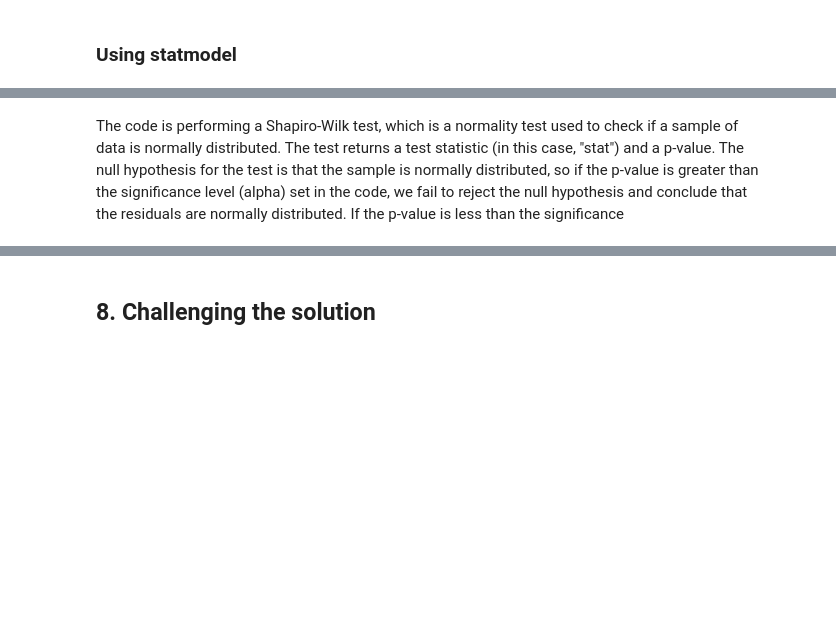
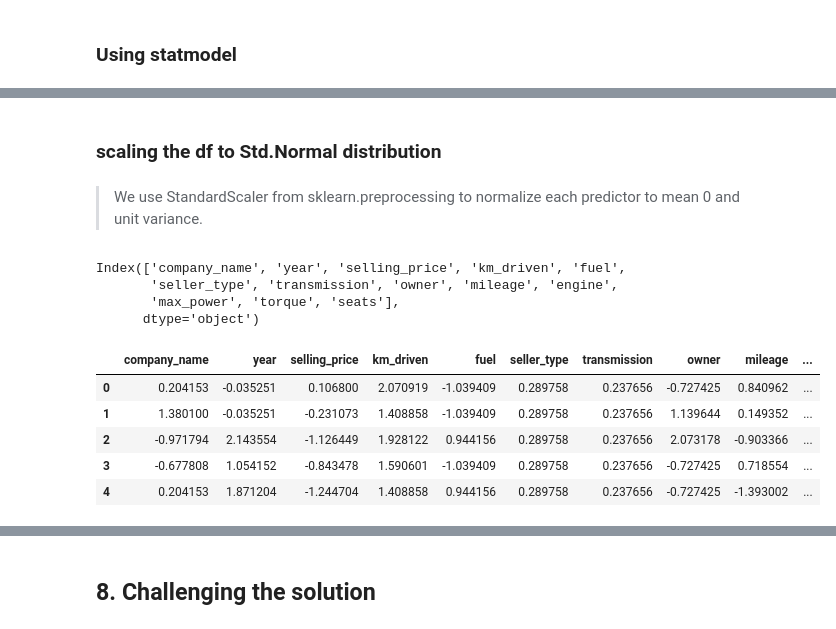
Before and after one commit to Wachira-2030/used-car-price-prediction, a Jupyter notebook: index.ipynb, the cells around one changed output, grey strips where cells are left out. Cells and saved outputs as stored; diff of their text form; code cells hidden in the pictures; blank space fills up the shorter version.

```diff
--- a/index.ipynb
+++ b/index.ipynb
@@ -614,2 +531,4 @@ else:
-# %% [markdown]
-The code is performing a Shapiro-Wilk test, which is a normality test used to check if a sample of data is normally distributed. The test returns a test statistic (in this case, "stat") and a p-value. The null hypothesis for the test is that the sample is normally distributed, so if the p-value is greater than the significance level (alpha) set in the code, we fail to reject the null hypothesis and conclude that the residuals are normally distributed. If the p-value is less than the significance
+# %% [markdown]
+### scaling the df to Std.Normal distribution
+# %% [markdown]
+>We use StandardScaler from sklearn.preprocessing to normalize each predictor to mean 0 and unit variance.
@@ -615,0 +538,18 @@ The code is performing a Shapiro-Wilk test, which is a normality test used to ch
+# %%
+df.columns
+# %% [output]
+Index(['company_name', 'year', 'selling_price', 'km_driven', 'fuel',
+       'seller_type', 'transmission', 'owner', 'mileage', 'engine',
+       'max_power', 'torque', 'seats'],
+      dtype='object')
+# %%
+df_scaled = ss.fit_transform(df[df.columns])
+df_scaled = pd.DataFrame(df_scaled, columns=df.columns)
+df_scaled.head()
+# %% [output]
+|  | company_name | year | selling_price | km_driven | fuel | seller_type | transmission | owner | mileage | ... |
+| 0 | 0.204153 | -0.035251 | 0.106800 | 2.070919 | -1.039409 | 0.289758 | 0.237656 | -0.727425 | 0.840962 | ... |
+| 1 | 1.380100 | -0.035251 | -0.231073 | 1.408858 | -1.039409 | 0.289758 | 0.237656 | 1.139644 | 0.149352 | ... |
+| 2 | -0.971794 | 2.143554 | -1.126449 | 1.928122 | 0.944156 | 0.289758 | 0.237656 | 2.073178 | -0.903366 | ... |
+| 3 | -0.677808 | 1.054152 | -0.843478 | 1.590601 | -1.039409 | 0.289758 | 0.237656 | -0.727425 | 0.718554 | ... |
+| 4 | 0.204153 | 1.871204 | -1.244704 | 1.408858 | 0.944156 | 0.289758 | 0.237656 | -0.727425 | -1.393002 | ... |
```
Also changed, not shown: parts of 42 cells of this notebook.
